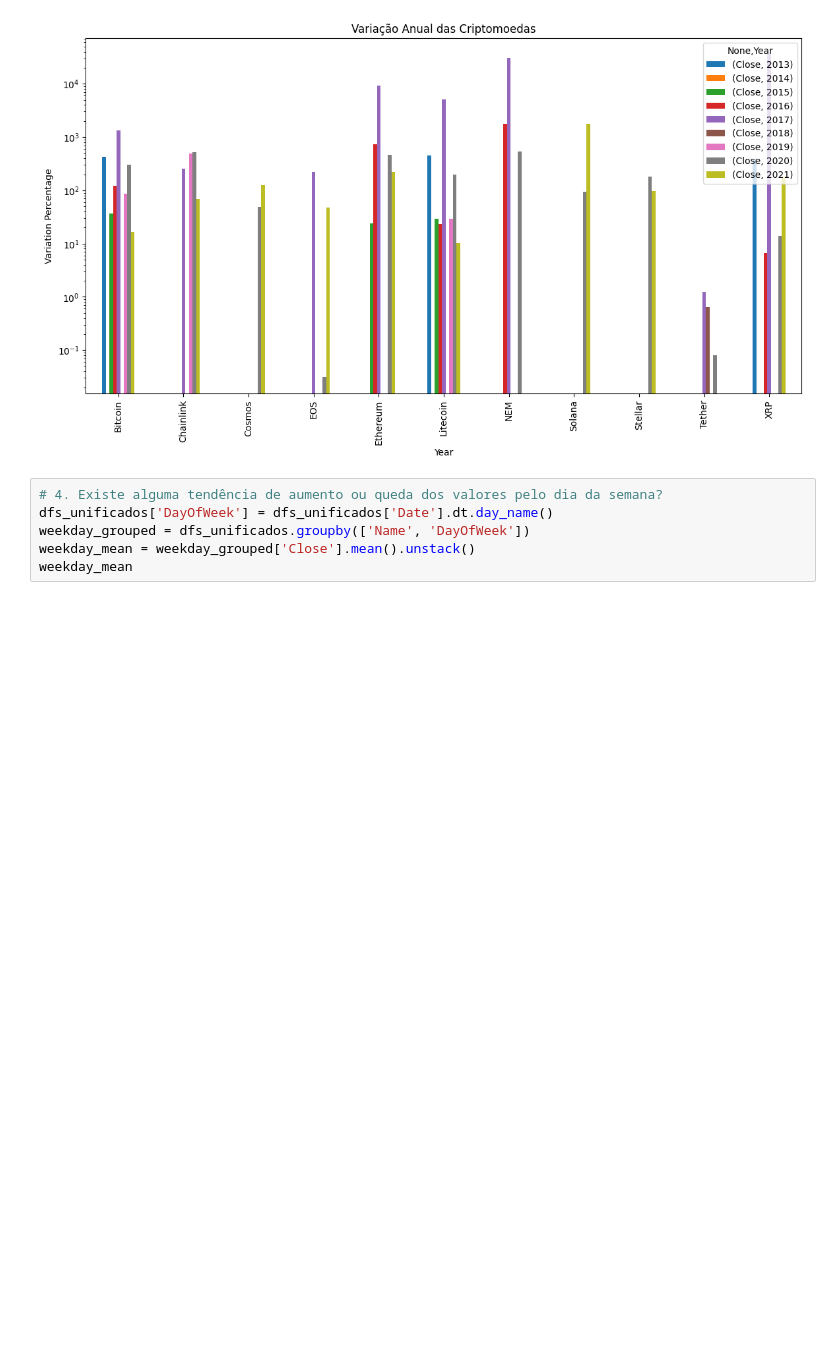
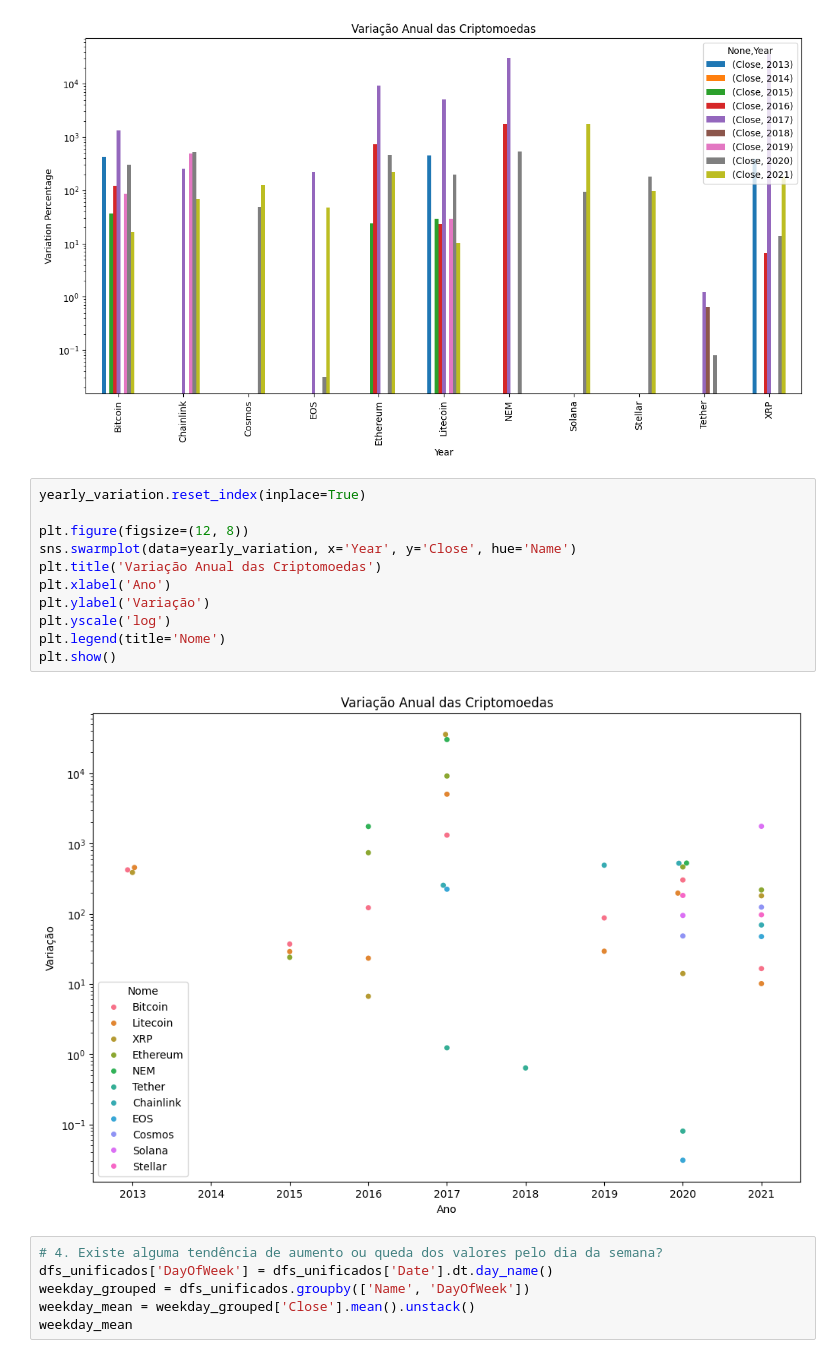
Before and after one commit to Juevan/Projeto_Grupo_M3_CNSEG, a Jupyter notebook: análise_dos_dados.ipynb, the cells around one changed output. Cells and saved outputs as stored; diff of their text form; blank space fills up the shorter version.

Commit message:
Gráfico de bolinhas
Foi adicionado mais um gráfico referente a variação Anual das Criptomoedas, pois o atual não dá para visualizar todos os dados existentes.

```diff
--- a/análise_dos_dados.ipynb
+++ b/análise_dos_dados.ipynb
@@ -112,6 +112,19 @@ plt.title('Variação Anual das Criptomoedas')
 plt.show()
 # %% [output]
 [figure]
+# %%
+yearly_variation.reset_index(inplace=True)
+
+plt.figure(figsize=(12, 8))
+sns.swarmplot(data=yearly_variation, x='Year', y='Close', hue='Name')
+plt.title('Variação Anual das Criptomoedas')
+plt.xlabel('Ano')
+plt.ylabel('Variação')
+plt.yscale('log')
+plt.legend(title='Nome')
+plt.show()
+# %% [output]
+[figure, added]
 # %%
 # 4. Existe alguma tendência de aumento ou queda dos valores pelo dia da semana?
 dfs_unificados['DayOfWeek'] = dfs_unificados['Date'].dt.day_name()
```
Also changed, not shown: parts of 1 cell of this notebook.
